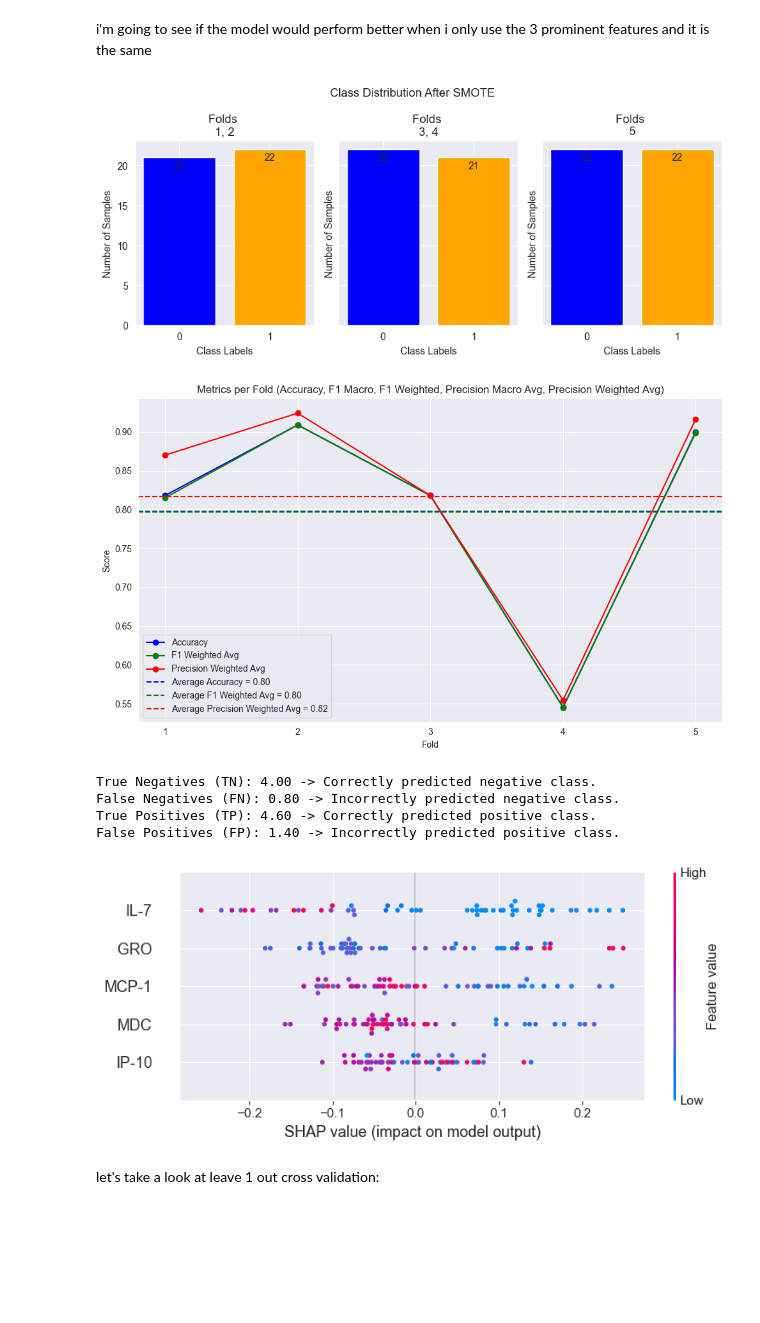
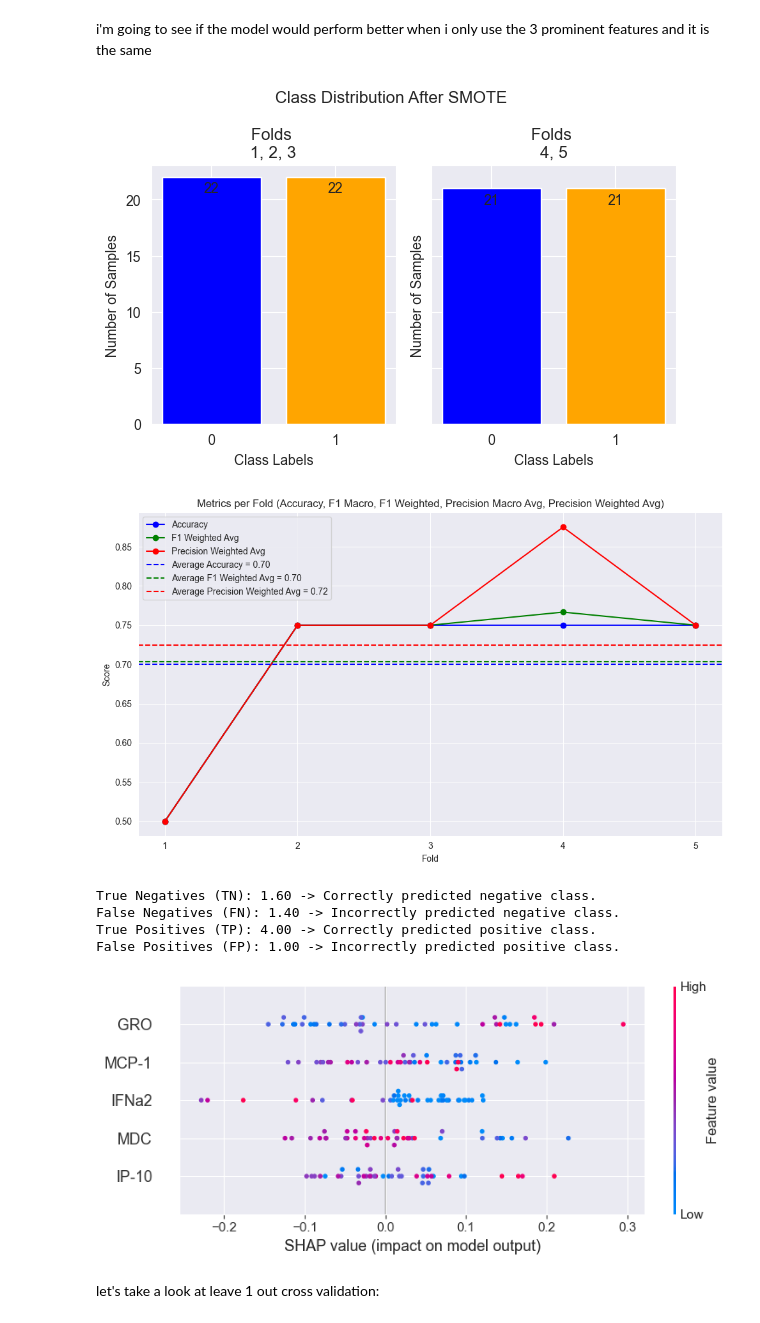
Before and after one commit to Elias-Dams/multimodal-data-integration-predictive-modeling-measles-vaccine-response-cross-validation, a Jupyter notebook: exploration/compressing_correlations.ipynb, the cells around one changed output. Drawn from its saved outputs; the diff is of its cells as text; code cells hidden in the pictures; blank space fills up the shorter version.

```diff
--- a/exploration/compressing_correlations.ipynb
+++ b/exploration/compressing_correlations.ipynb
@@ -167,28 +167,28 @@ i'm going to see if the model would perform better when i only use the 3 promine
 # %%
 merged_data = pd.merge(abtiters, cytokines, on='Vaccinee')
 
 # Drop non-numeric columns
-X = merged_data[['GRO', 'MCP-1', 'MDC', 'IL-7', 'IP-10']]
+X = merged_data[['GRO', 'MCP-1', 'MDC', 'IFNa2', 'IP-10']]
 
 # Target variable
 y = merged_data['response_label']
 
 # Call the function with cross-validation enabled
 model_with_shap(X, y,
                 crossval="K-fold",
                 n_splits=5,
                 smote=True,
                 model=RandomForestClassifier(n_estimators=100, random_state=42),
                 shap_explainer = shap.TreeExplainer,
                 random_state=42)
 # %% [output]
-[figure, old version]
+[figure, new version]
-[figure, old version]
+[figure, new version]
-True Negatives (TN): 4.00 -> Correctly predicted negative class.
-False Negatives (FN): 0.80 -> Incorrectly predicted negative class.
-True Positives (TP): 4.60 -> Correctly predicted positive class.
-False Positives (FP): 1.40 -> Incorrectly predicted positive class.
+True Negatives (TN): 1.60 -> Correctly predicted negative class.
+False Negatives (FN): 1.40 -> Incorrectly predicted negative class.
+True Positives (TP): 4.00 -> Correctly predicted positive class.
+False Positives (FP): 1.00 -> Incorrectly predicted positive class.
-[figure, old version]
+[figure, new version]
 # %% [markdown]
 let's take a look at leave 1 out cross validation:
 # %%
```
Also changed, not shown: parts of 6 cells of this notebook, 5 other files.
